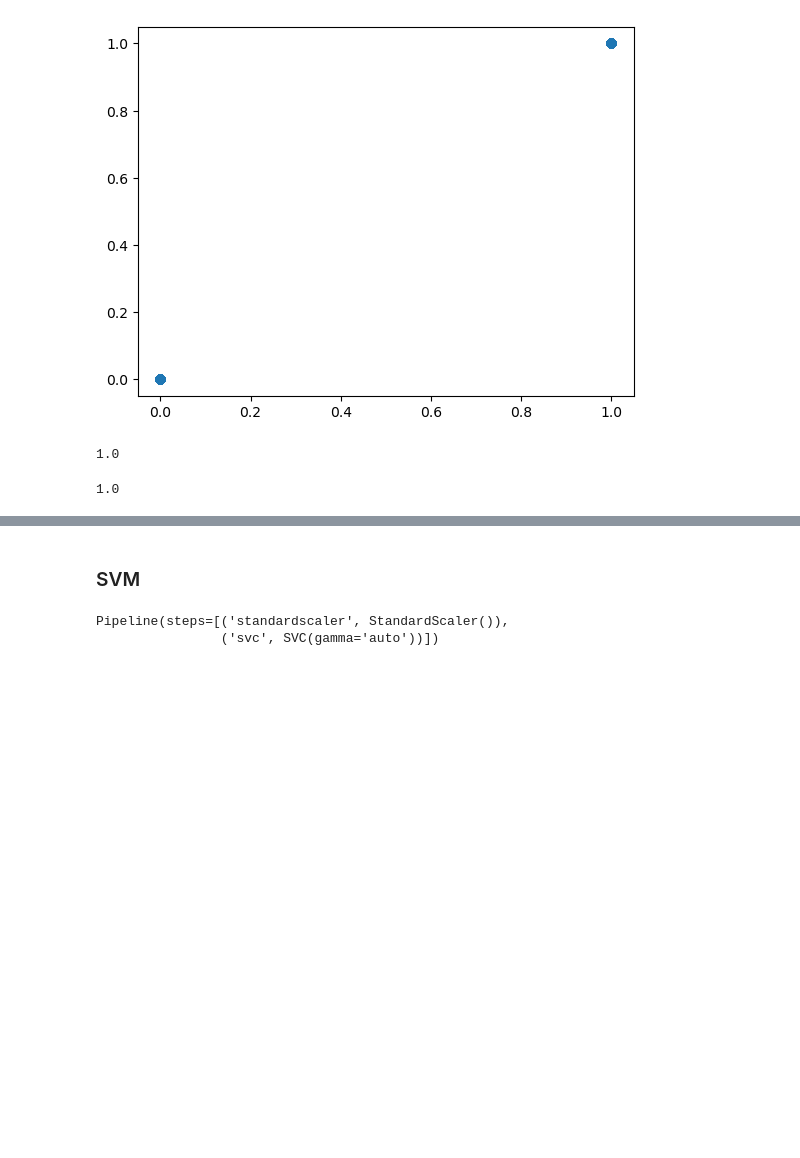
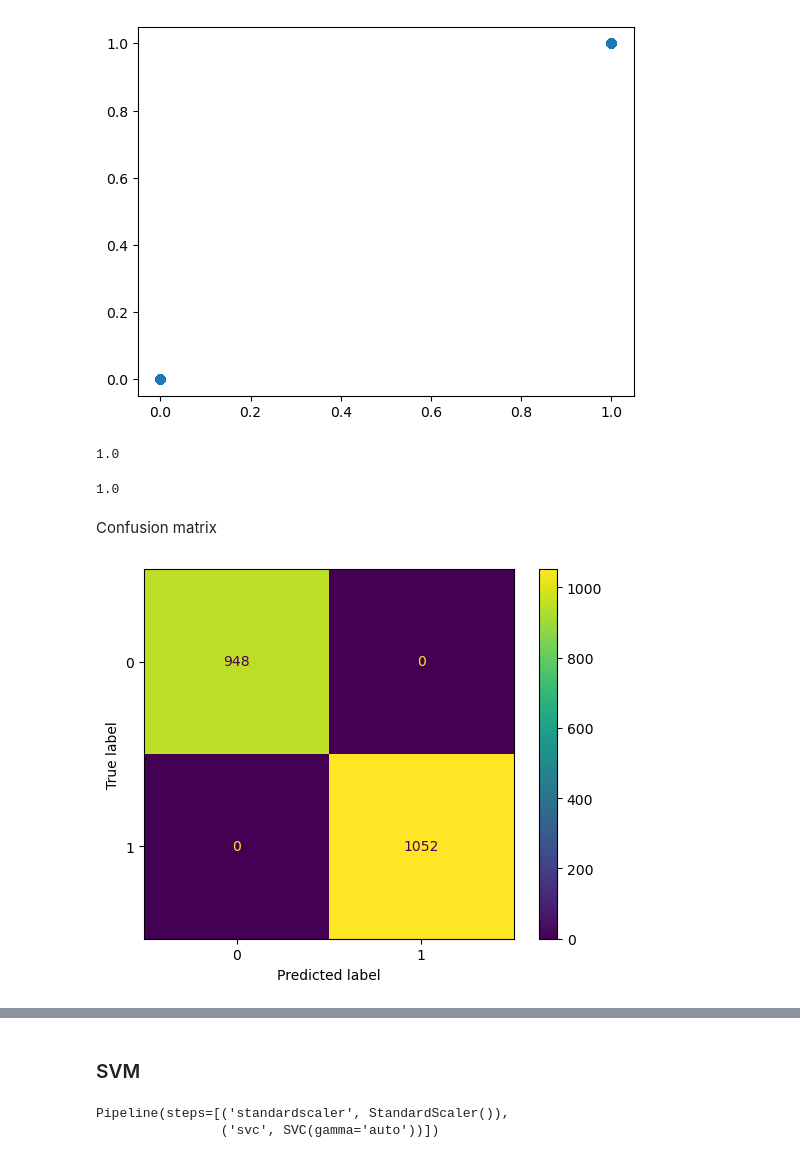
Before and after one commit to vcerchez/optimal-hydraulic, a Jupyter notebook: model.ipynb, the cells around one changed output, grey strips where cells are left out. Cells and saved outputs as stored; diff of their text form; code cells hidden in the pictures; blank space fills up the shorter version.

```diff
--- a/model.ipynb
+++ b/model.ipynb
@@ -13,0 +19,17 @@ PS2 = pd.read_csv('data/PS2.csv', dtype=float)
+# %%
+def reduce_time_resolution(df, stride):
+    if stride == 1:
+        return df
+
+    df_reduced = []
+    for i in range(0, df.shape[1], stride):
+        df_reduced.append(df.iloc[:, i:i+stride].mean(axis=1))
+
+    df_reduced = pd.concat(df_reduced, axis=1)
+    # cast col names to str, otherwise sklearn classifier is not happy since we mix int and str col names
+    df_reduced.columns = [str(i) for i in range(1, df_reduced.shape[1]+1)]
+
+    return df_reduced
+# %%
+FS1 = reduce_time_resolution(FS1, stride=50)
+PS2 = reduce_time_resolution(PS2, stride=500)
@@ -80,3 +106,15 @@ clf.score(X_train, y_train)
 clf.score(X_test, y_test)
 # %% [output]
 1.0
+# %% [markdown]
+Confusion matrix
+# %%
+y_hat_train = clf.predict(X_train)
+y_hat_test = clf.predict(X_test)
+# %%
+cm = confusion_matrix(y_train, y_hat_train, labels=clf.classes_)
+disp = ConfusionMatrixDisplay(confusion_matrix=cm, display_labels=clf.classes_)
+disp.plot()
+plt.show()
+# %% [output]
+[figure, added]
```
Also changed, not shown: parts of 24 cells of this notebook.
